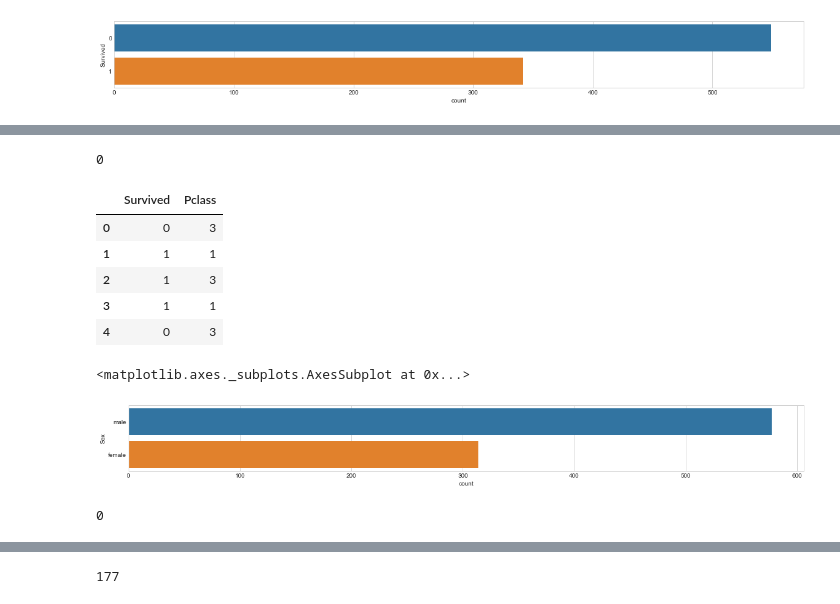
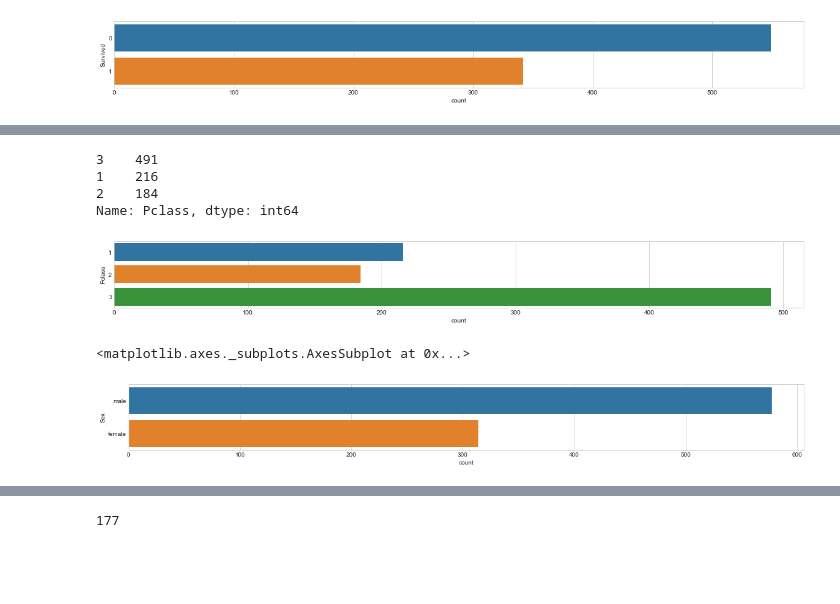
Before and after one commit to guptaa98/Kaggle-Notebooks, a Jupyter notebook: Titanic kaggle.ipynb, the cells around one changed output, grey strips where cells are left out. Cells and saved outputs as stored; diff of their text form; code cells hidden in the pictures; blank space fills up the shorter version.

```diff
--- a/Titanic kaggle.ipynb
+++ b/Titanic kaggle.ipynb
@@ -21,4 +43,4 @@ warnings.filterwarnings("ignore")
 # %%
-train=pd.read_csv('train.csv')
-test=pd.read_csv('test.csv')
+train=pd.read_csv('train_titanic.csv')
+test=pd.read_csv('test_titanic.csv')
 gender_submission=pd.read_csv('gender_submission.csv')
@@ -172,4 +179,0 @@ sns.distplot(train.Pclass)
-# %%
-missing_values['Pclass'] #dictionary containing ounts of missing values for each column
-# %% [output]
-0
@@ -179,19 +180,16 @@ df_con['Pclass']=train['Pclass']
-# %%
-df_con.head()
-# %% [output]
-|  | Survived | Pclass |
-| 0 | 0 | 3 |
-| 1 | 1 | 1 |
-| 2 | 1 | 3 |
-| 3 | 1 | 1 |
-| 4 | 0 | 3 |
+# %%
+fig=plt.figure(figsize=(20,2))
+sns.countplot(y='Pclass',data=train);
+print(train.Pclass.value_counts())
+# %% [output]
+3    491
+1    216
+2    184
+Name: Pclass, dtype: int64
+[figure, added]
 # %%
 plt.figure(figsize=(20,2))
 sns.countplot(y='Sex',data=train)
 # %% [output]
 <matplotlib.axes._subplots.AxesSubplot at 0x...>
 [figure]
-# %%
-missing_values['Sex']
-# %% [output]
-0
```
Also changed, not shown: parts of 128 cells of this notebook.
